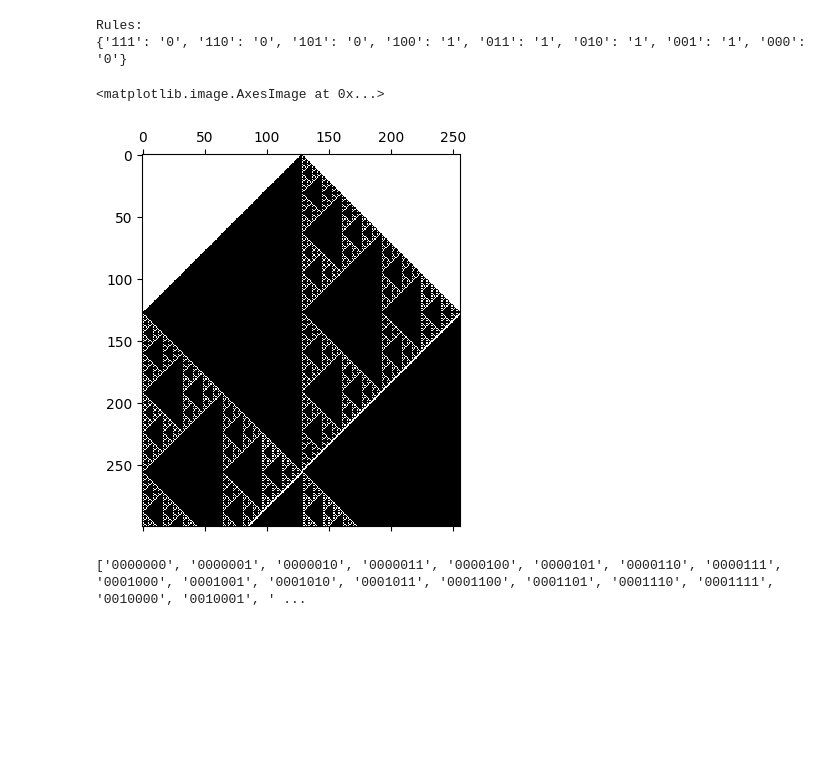
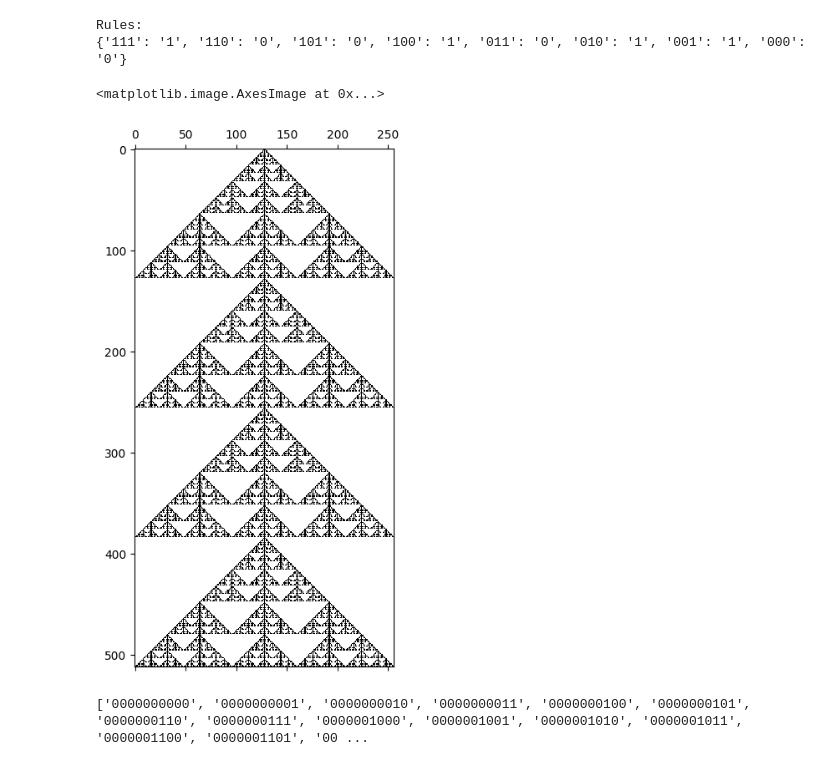
Before and after one commit to craftiggn/UW_ComputerModeling, a Jupyter notebook: 01_cellular_automata.ipynb, the cells around one changed output. Cells and saved outputs as stored; diff of their text form; code cells hidden in the pictures; blank space fills up the shorter version.

```diff
--- a/01_cellular_automata.ipynb
+++ b/01_cellular_automata.ipynb
@@ -50,32 +50,32 @@ def calculate_value_reverse(time, position, matrix, rule_dict, reverse):
 # %%
 def simulte_cellular_1D(size, start_stop, time_limit, rule_number, reversed=False):
     Matrix = np.zeros((time_limit, size), dtype="int")
     Rule_dict = generate_rule_list(rule_number)
     print(f"Rules:\n{Rule_dict}")
     # first axis is time, second axis is position
 
     # initialise a state at t = 0
     Matrix[0,start_stop[0]:(start_stop[1]+1)] = 1
 
     # need to iterate over time
     for time in range(Matrix.shape[0]):
     # for time in [1,2,3,4,5]:
         if time == 0: continue
         # this loop will iterate over all time except 0
         for pos in range(Matrix.shape[1]):
             # compute this for every row
             Matrix[time, pos] = calculate_value_reverse(time, pos, Matrix, Rule_dict, reversed)
 
     return Matrix
 
-Matrix = simulte_cellular_1D(256, (128,128), 300, 30, True)
+Matrix = simulte_cellular_1D(256, (128,128), 512, 150)
 plt.matshow(Matrix, cmap="binary")
 # cmap binary is 0 = white, 1 = black
 # %% [output]
 Rules:
-{'111': '0', '110': '0', '101': '0', '100': '1', '011': '1', '010': '1', '001': '1', '000': '0'}
+{'111': '1', '110': '0', '101': '0', '100': '1', '011': '0', '010': '1', '001': '1', '000': '0'}
 <matplotlib.image.AxesImage at 0x...>
-[figure, old version]
+[figure, new version]
 # %%
 # task 2 - microscopic entropy
 
@@ -86,10 +86,12 @@ def generate_initial_conditions(size):
     binary_combinations = [''.join(bits) for bits in product('01', repeat=size)]
     return binary_combinations
 
-initials = generate_initial_conditions(7)
+number_of_bits = 10
+
+initials = generate_initial_conditions(number_of_bits)
 print(initials)
 # %% [output]
-['0000000', '0000001', '0000010', '0000011', '0000100', '0000101', '0000110', '0000111', '0001000', '0001001', '0001010', '0001011', '0001100', '0001101', '0001110', '0001111', '0010000', '0010001', ' ...
+['0000000000', '0000000001', '0000000010', '0000000011', '0000000100', '0000000101', '0000000110', '0000000111', '0000001000', '0000001001', '0000001010', '0000001011', '0000001100', '0000001101', '00 ...
 # %%
 def row_to_decimal(row):
     """Convert a binary row (array of 0/1) to a decimal integer."""
```
Also changed, not shown: parts of 2 cells of this notebook.
